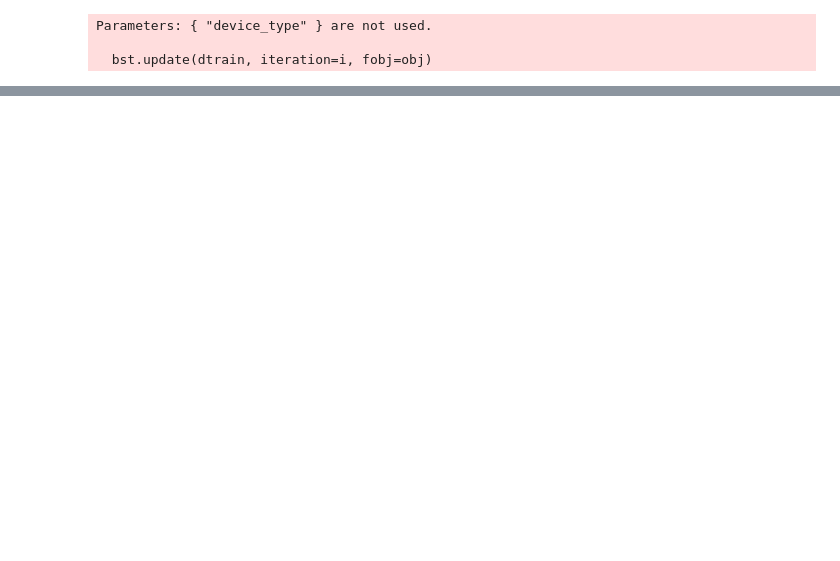
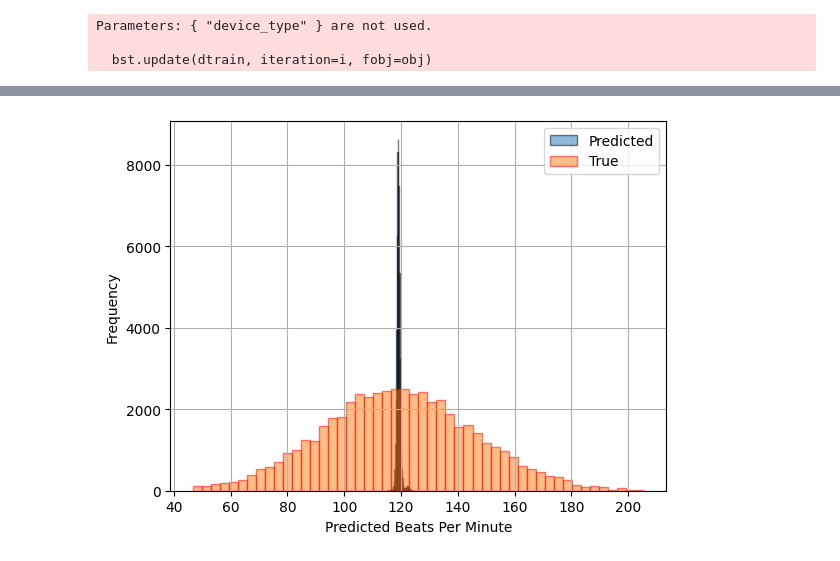
Before and after one commit to jessiestang/kagggle-predict-song-beat, a Jupyter notebook: linear_regression.ipynb, the cells around one changed output, grey strips where cells are left out. Cells and saved outputs as stored; diff of their text form; code cells hidden in the pictures; blank space fills up the shorter version.

```diff
--- a/linear_regression.ipynb
+++ b/linear_regression.ipynb
@@ -102,0 +157,10 @@ The r2 score is 0.0006068261717581125
+# %%
+plt.hist(pred,bins = 50, edgecolor = "black", alpha = 0.5, label = "Predicted")
+plt.hist(outcome_val,bins = 50, edgecolor = "red", alpha = 0.5, label= "True")
+plt.xlabel('Predicted Beats Per Minute')
+plt.ylabel('Frequency')
+plt.grid()
+plt.legend()
+plt.show()
+# %% [output]
+[figure, added]
```
Also changed, not shown: parts of 15 cells of this notebook.
